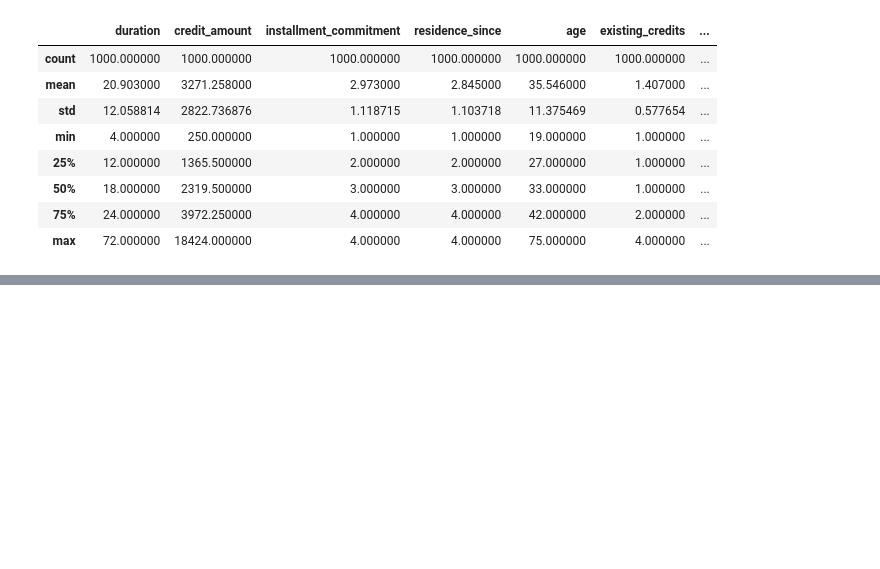
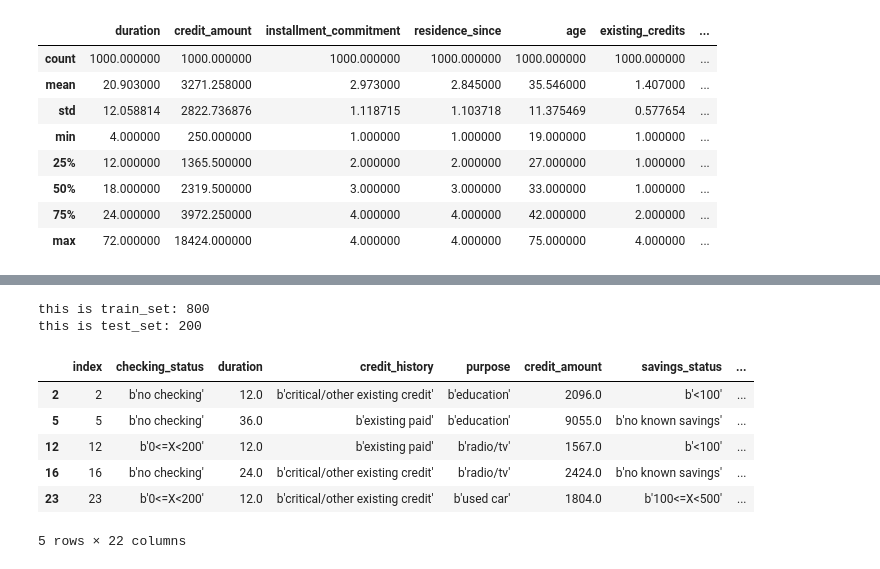
Before and after one commit to CLOR2003/MLProject, a Jupyter notebook: Copy_of_Project2.ipynb, the cells around one changed output, grey strips where cells are left out. Cells and saved outputs as stored; diff of their text form; code cells hidden in the pictures; blank space fills up the shorter version.

```diff
--- a/Copy_of_Project2.ipynb
+++ b/Copy_of_Project2.ipynb
@@ -88,0 +89,38 @@ Requirement already satisfied: six>=1.5 in /usr/local/lib/python3.10/dist-packag
+# %%
+from zlib import crc32
+import numpy as np
+
+def is_id_in_test_set(identifier, test_ratio):
+    return crc32(np.int64(identifier)) < test_ratio * 2**32
+
+def split_data_with_id_hash(data, test_ratio, id_column):
+    ids = data[id_column]
+    in_test_set = ids.apply(lambda id_: is_id_in_test_set(id_, test_ratio))
+    return data.loc[~in_test_set], data.loc[in_test_set]
+
+def shuffle_and_split_data(data, test_ratio):
+    shuffled_indices = np.random.permutation(len(data))
+    test_set_size = int(len(data) * test_ratio)
+    test_indices = shuffled_indices[:test_set_size]
+    train_indices = shuffled_indices[test_set_size:]
+    return data.iloc[train_indices], data.iloc[test_indices]
+
+
+train_set, test_set = shuffle_and_split_data(df, 0.2)
+print("this is train_set:", len(train_set))
+print("this is test_set:",len(test_set))
+
+credits_with_id = df.reset_index()  # adds an `index` column
+train_set, test_set = split_data_with_id_hash(credits_with_id, 0.2, "index")
+
+train_set.head()
+# %% [output]
+this is train_set: 800
+this is test_set: 200
+|  | index | checking_status | duration | credit_history | purpose | credit_amount | savings_status | ... |
+| 2 | 2 | b'no checking' | 12.0 | b'critical/other existing credit' | b'education' | 2096.0 | b'<100' | ... |
+| 5 | 5 | b'no checking' | 36.0 | b'existing paid' | b'education' | 9055.0 | b'no known savings' | ... |
+| 12 | 12 | b'0<=X<200' | 12.0 | b'existing paid' | b'radio/tv' | 1567.0 | b'<100' | ... |
+| 16 | 16 | b'no checking' | 24.0 | b'critical/other existing credit' | b'radio/tv' | 2424.0 | b'no known savings' | ... |
+| 23 | 23 | b'0<=X<200' | 12.0 | b'critical/other existing credit' | b'used car' | 1804.0 | b'100<=X<500' | ... |
+5 rows × 22 columns
```
Also changed, not shown: parts of 1 cell of this notebook.
